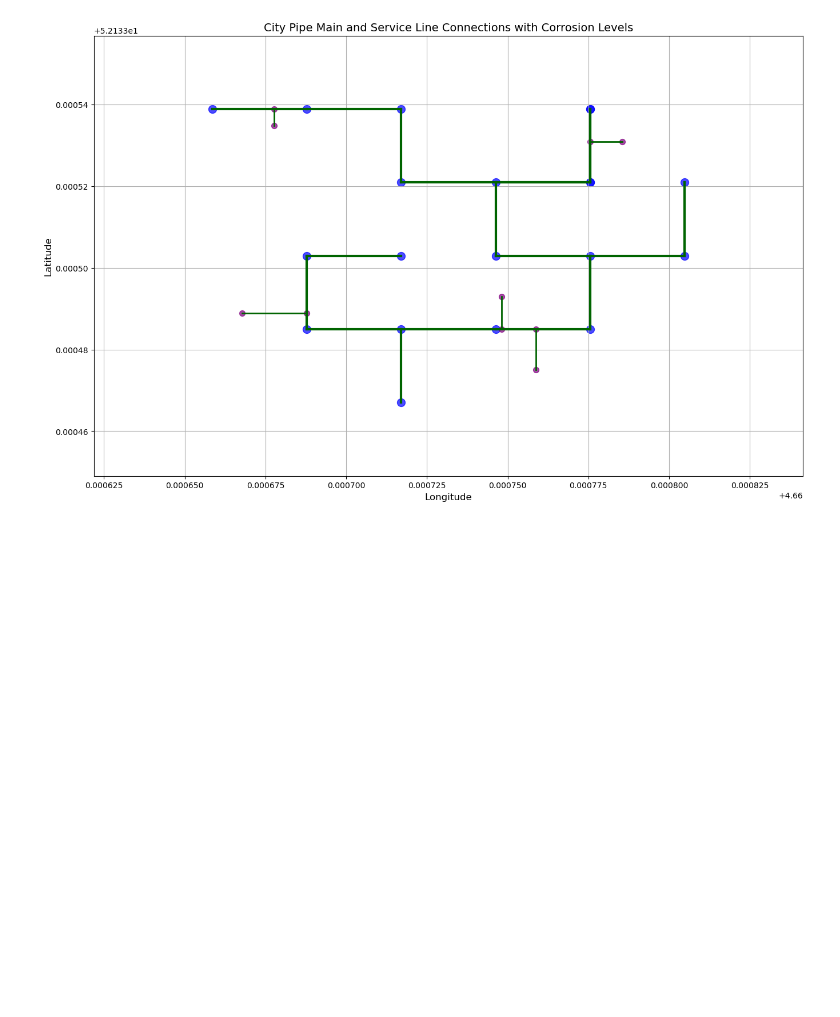
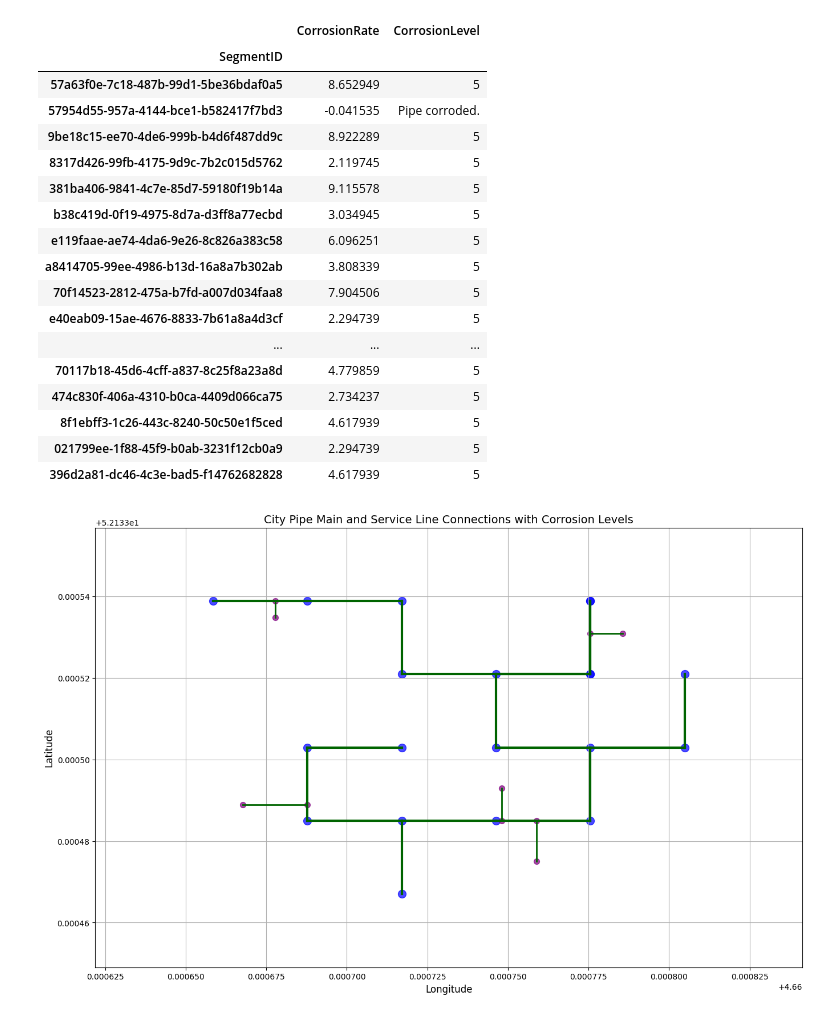
Before and after one commit to Yskria/M3DMiB, a Jupyter notebook: DigitalTwinMain copy.ipynb, the cells around one changed output. Drawn from its saved outputs; the diff is of its cells as text; code cells hidden in the pictures; blank space fills up the shorter version.

```diff
--- a/DigitalTwinMain copy.ipynb
+++ b/DigitalTwinMain copy.ipynb
@@ -75,34 +75,34 @@ for index, row in Corrosion.iterrows():
     S = normalize(S, *ranges["S"])
     I = 0.5
 
-    Y = 100
+    Y = 80
 
     if pipe_data['Pipe Type'] == 'City Pipe Main':
-        term1 = 0.16 * (0.1 + (A * (1 + 0.075)))
-        term2 = 0.08 * (0.1 + (abs((P - mP)) * (0.6 + (1 / mPdev))))
-        term3 = 0.16 * (T * (1 + 0.05))
-        term4 = 0.08 * (X * (1 + 0.025))
+        term1 = 0.16 * (0.3 + (A * (1 + 0.15)))
+        term2 = 0.08 * (0.3 + (abs((P - mP)) * (0.6 + (1 / mPdev))))
+        term3 = 0.16 * (T * (1 + 0.1))
+        term4 = 0.08 * (X * (1 + 0.05))
         term5 = 0.16 * (0.3 + (abs((F - mF)) * (1 + (1 / mFdev))))
-        term6 = 0.04 * (S * (1 + 0.05))
-        term7 = 0.16 * (I * (1 + 0.05))
+        term6 = 0.04 * (S * (1 + 0.1))
+        term7 = 0.16 * (I * (1 + 0.1))
         #print("City Pipes Lines")
         #print(P)
         #print(f"Term 1: {term1} Term 2: {term2} Term 3: {term3} Term 4: {term4} Term 5: {term5} Term 6: {term6} Term 7: {term7}")
-        corrosion_rate = 100 - (0.3 * Y * (term1 + term2 + term3 + term4 + term5 + term6 + term7))
+        corrosion_rate = 100 - (2.2 * Y * (term1 + term2 + term3 + term4 + term5 + term6 + term7))
     else:
-        term1 = 0.16 * (0.1 + (A * (1 + 0.075)))
-        term2 = 0.08 * (0.1 + (abs((P - mP)) * (1 + (1 / mPdev))))
-        term3 = 0.16 * (T * (1 + 0.05))
-        term4 = 0.08 * (X * (1 + 0.025))
+        term1 = 0.16 * (0.3 + (A * (1 + 0.15)))
+        term2 = 0.08 * (0.3 + (abs((P - mP)) * (1 + (1 / mPdev))))
+        term3 = 0.16 * (T * (1 + 0.1))
+        term4 = 0.08 * (X * (1 + 0.5))
         term5 = 0.16 * (0.3 + (abs((F - mF)) * (1 + (1 / mFdev))))
-        term6 = 0.04 * (S * (1 + 0.05))
-        term7 = 0.16 * (I * (1 + 0.05))
+        term6 = 0.04 * (S * (1 + 0.1))
+        term7 = 0.16 * (I * (1 + 0.1))
 
         #print("Service Lines")
         #print(P)
         #print(f"Term 1: {term1} Term 2: {term2} Term 3: {term3} Term 4: {term4} Term 5: {term5} Term 6: {term6} Term 7: {term7}")
 
-        corrosion_rate = 100 - (0.3 * Y * (term1 + term2 + term3 + term4 + term5 + term6 + term7))
+        corrosion_rate = 100 - (2.2 * Y * (term1 + term2 + term3 + term4 + term5 + term6 + term7))
 
     # Determine corrosion level
     if 80 <= corrosion_rate <= 100:
@@ -114,34 +114,53 @@ for index, row in Corrosion.iterrows():
     elif 20 <= corrosion_rate < 40:
         corrosion_level = 4
     elif 0 <= corrosion_rate < 20:
         corrosion_level = 5
     elif corrosion_rate > 100:
         corrosion_level = "Pipe Healed???"
     else:
         corrosion_level = "Pipe corroded."
 
     # Store results
     corrosion_results.append({
         "SegmentID": segment_id,
         "CorrosionRate": corrosion_rate,
         "CorrosionLevel": corrosion_level
     })
 
 corrosion_results_df = pd.DataFrame(corrosion_results)
 
 # Merge the updated corrosion data back into the original Corrosion DataFrame
 Corrosion.set_index('SegmentID', inplace=True)  # Set SegmentID as the index
 corrosion_results_df.set_index('SegmentID', inplace=True)  # Align SegmentID indices
 
 # Update the Corrosion DataFrame
 Corrosion.update(corrosion_results_df[['CorrosionRate', 'CorrosionLevel']])  # Update only these columns
 
 # Reset the index
 Corrosion.reset_index(inplace=True)
 
 # Save the updated Corrosion DataFrame to the CSV file
 Corrosion.to_csv("Corrosion.csv", index=False)
-#corrosion_results_df.head(100)
+corrosion_results_df.head(100)
+# %% [output]
+|  | CorrosionRate | CorrosionLevel |
+| SegmentID |  |  |
+| 57a63f0e-7c18-487b-99d1-5be36bdaf0a5 | 8.652949 | 5 |
+| 57954d55-957a-4144-bce1-b582417f7bd3 | -0.041535 | Pipe corroded. |
+| 9be18c15-ee70-4de6-999b-b4d6f487dd9c | 8.922289 | 5 |
+| 8317d426-99fb-4175-9d9c-7b2c015d5762 | 2.119745 | 5 |
+| 381ba406-9841-4c7e-85d7-59180f19b14a | 9.115578 | 5 |
+| b38c419d-0f19-4975-8d7a-d3ff8a77ecbd | 3.034945 | 5 |
+| e119faae-ae74-4da6-9e26-8c826a383c58 | 6.096251 | 5 |
+| a8414705-99ee-4986-b13d-16a8a7b302ab | 3.808339 | 5 |
+| 70f14523-2812-475a-b7fd-a007d034faa8 | 7.904506 | 5 |
+| e40eab09-15ae-4676-8833-7b61a8a4d3cf | 2.294739 | 5 |
+| ... | ... | ... |
+| 70117b18-45d6-4cff-a837-8c25f8a23a8d | 4.779859 | 5 |
+| 474c830f-406a-4310-b0ca-4409d066ca75 | 2.734237 | 5 |
+| 8f1ebff3-1c26-443c-8240-50c50e1f5ced | 4.617939 | 5 |
+| 021799ee-1f88-45f9-b0ab-3231f12cb0a9 | 2.294739 | 5 |
+| 396d2a81-dc46-4c3e-bad5-f14762682828 | 4.617939 | 5 |
 # %%
 import pandas as pd
 import numpy as np
```
